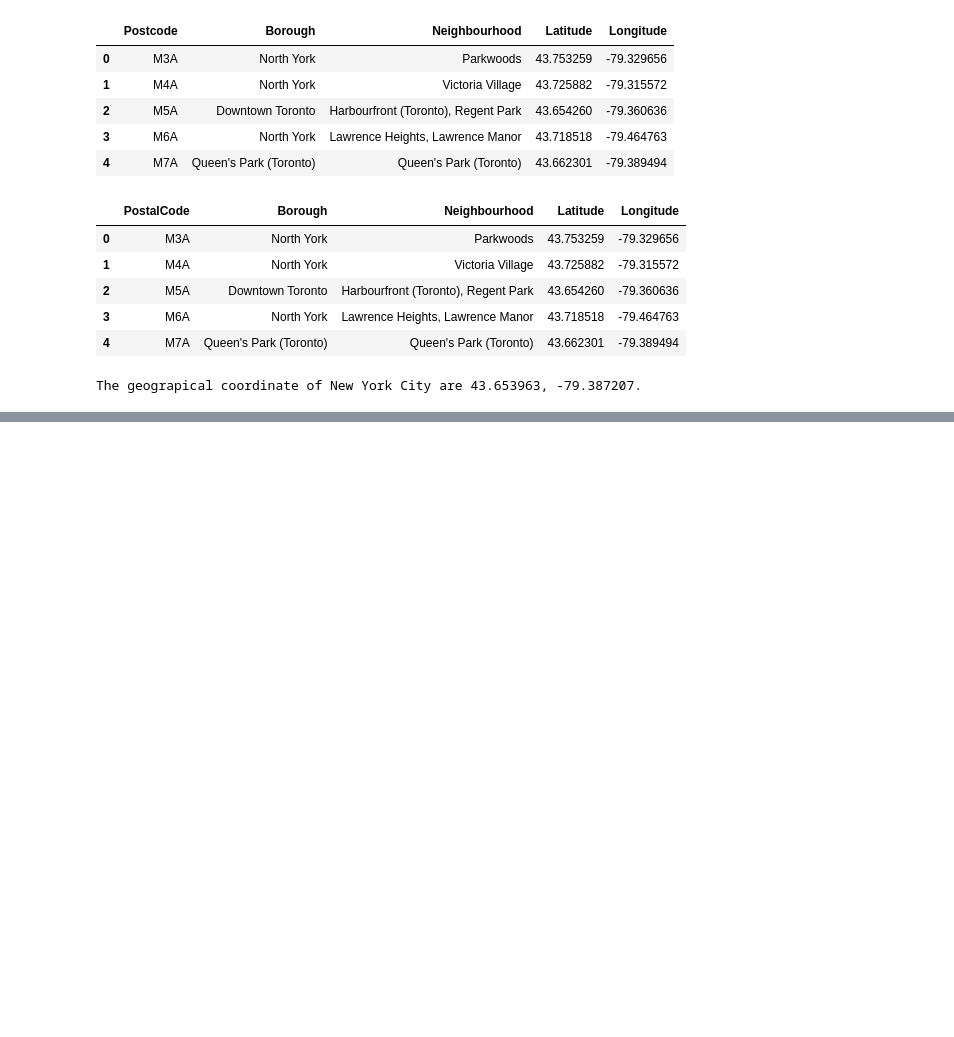
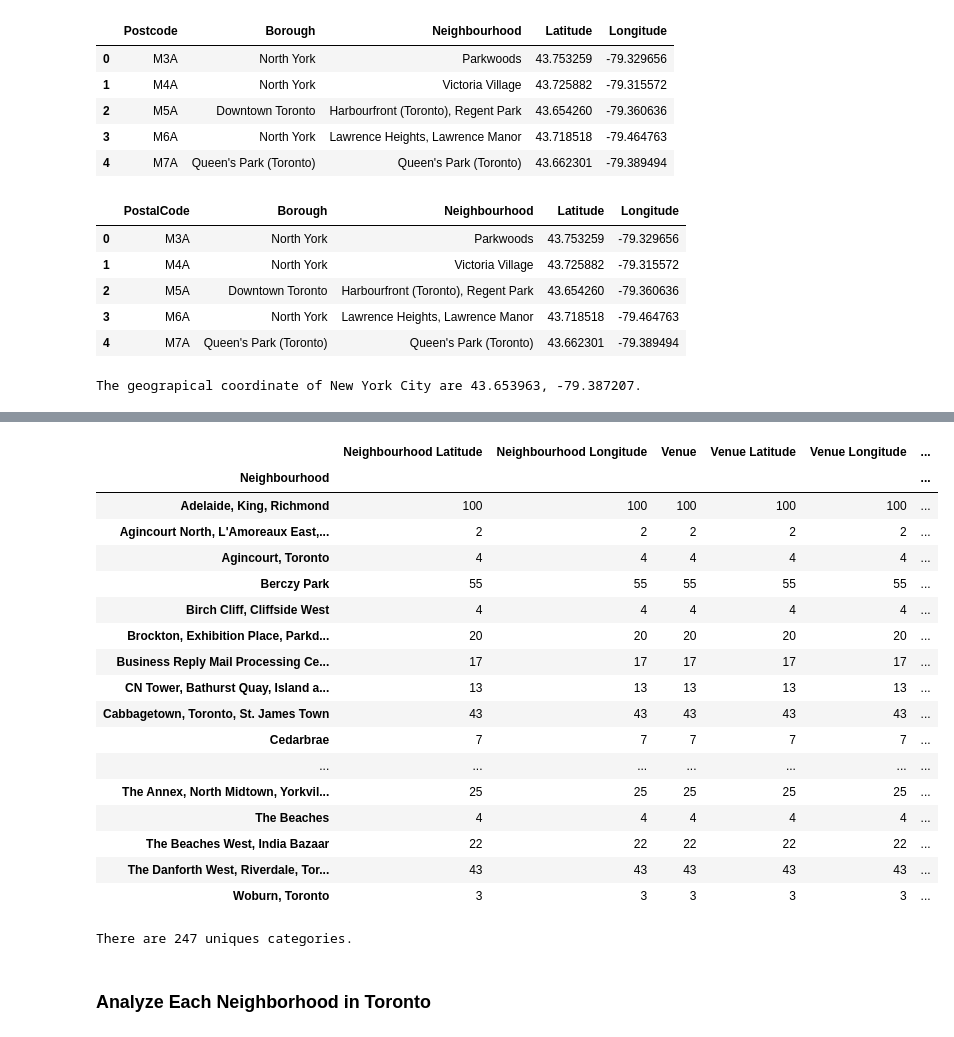
Before and after one commit to YegorKartcev/Segmenting-and-Clustering-Neighborhoods-in-the-city-of-Toronto-Canada, a Jupyter notebook: Segmenting and Clustering Neighborhoods.ipynb, the cells around one changed output, grey strips where cells are left out. Cells and saved outputs as stored; diff of their text form; code cells hidden in the pictures; blank space fills up the shorter version.

```diff
--- a/Segmenting and Clustering Neighborhoods.ipynb
+++ b/Segmenting and Clustering Neighborhoods.ipynb
@@ -265,0 +299,8 @@ map_newyork
+# %%
+address = 'Toronto, ON'
+
+geolocator = Nominatim(user_agent="ON_explorer")
+location = geolocator.geocode(address)
+latitude = location.latitude
+longitude = location.longitude
+print('The geograpical coordinate of Toronto are {}, {}.'.format(latitude, longitude))
@@ -265,0 +309,18 @@ map_newyork
+# %%
+map_Toronto = folium.Map(location=[latitude, longitude], zoom_start=10)
+
+# add markers to map
+for lat, lng, borough, neighborhood in zip(df['Latitude'], df['Longitude'], df['Borough'], df['Neighbourhood']):
+    label = '{}, {}'.format(neighborhood, borough)
+    label = folium.Popup(label, parse_html=True)
+    folium.CircleMarker(
+        [lat, lng],
+        radius=5,
+        popup=label,
+        color='blue',
+        fill=True,
+        fill_color='#3186cc',
+        fill_opacity=0.7,
+        parse_html=False).add_to(map_Toronto)
+
+map_Toronto
@@ -265,0 +329,8 @@ map_newyork
+# %%
+CLIENT_ID = 'OSUQFPQS1YKMG4YH1AN5BHBHPKGTNAEHSPXYDUR5URYXEHTX' # your Foursquare ID
+CLIENT_SECRET = '1U0U0DMU4CL4AQRLILOSB4VVVFFZYIR1VMNUBY5CEPEMRE1Z' # your Foursquare Secret
+VERSION = '20180605' # Foursquare API version
+
+print('Your credentails:')
+print('CLIENT_ID: ' + CLIENT_ID)
+print('CLIENT_SECRET:' + CLIENT_SECRET)
@@ -265,0 +383,5 @@ map_newyork
+# %%
+Toronto_venues = getNearbyVenues(names=df['Neighbourhood'],
+                                   latitudes=df['Latitude'],
+                                   longitudes=df['Longitude']
+                                  )
@@ -265,0 +417,27 @@ map_newyork
+# %%
+Toronto_venues.groupby('Neighbourhood').count()
+# %% [output]
+|  | Neighbourhood Latitude | Neighbourhood Longitude | Venue | Venue Latitude | Venue Longitude | ... |
+| Neighbourhood |  |  |  |  |  | ... |
+| Adelaide, King, Richmond | 100 | 100 | 100 | 100 | 100 | ... |
+| Agincourt North, L'Amoreaux East,... | 2 | 2 | 2 | 2 | 2 | ... |
+| Agincourt, Toronto | 4 | 4 | 4 | 4 | 4 | ... |
+| Berczy Park | 55 | 55 | 55 | 55 | 55 | ... |
+| Birch Cliff, Cliffside West | 4 | 4 | 4 | 4 | 4 | ... |
+| Brockton, Exhibition Place, Parkd... | 20 | 20 | 20 | 20 | 20 | ... |
+| Business Reply Mail Processing Ce... | 17 | 17 | 17 | 17 | 17 | ... |
+| CN Tower, Bathurst Quay, Island a... | 13 | 13 | 13 | 13 | 13 | ... |
+| Cabbagetown, Toronto, St. James Town | 43 | 43 | 43 | 43 | 43 | ... |
+| Cedarbrae | 7 | 7 | 7 | 7 | 7 | ... |
+| ... | ... | ... | ... | ... | ... | ... |
+| The Annex, North Midtown, Yorkvil... | 25 | 25 | 25 | 25 | 25 | ... |
+| The Beaches | 4 | 4 | 4 | 4 | 4 | ... |
+| The Beaches West, India Bazaar | 22 | 22 | 22 | 22 | 22 | ... |
+| The Danforth West, Riverdale, Tor... | 43 | 43 | 43 | 43 | 43 | ... |
+| Woburn, Toronto | 3 | 3 | 3 | 3 | 3 | ... |
+# %%
+print('There are {} uniques categories.'.format(len(Toronto_venues['Venue Category'].unique())))
+# %% [output]
+There are 247 uniques categories.
+# %% [markdown]
+### Analyze Each Neighborhood in Toronto
```
Also changed, not shown: parts of 34 cells of this notebook.
